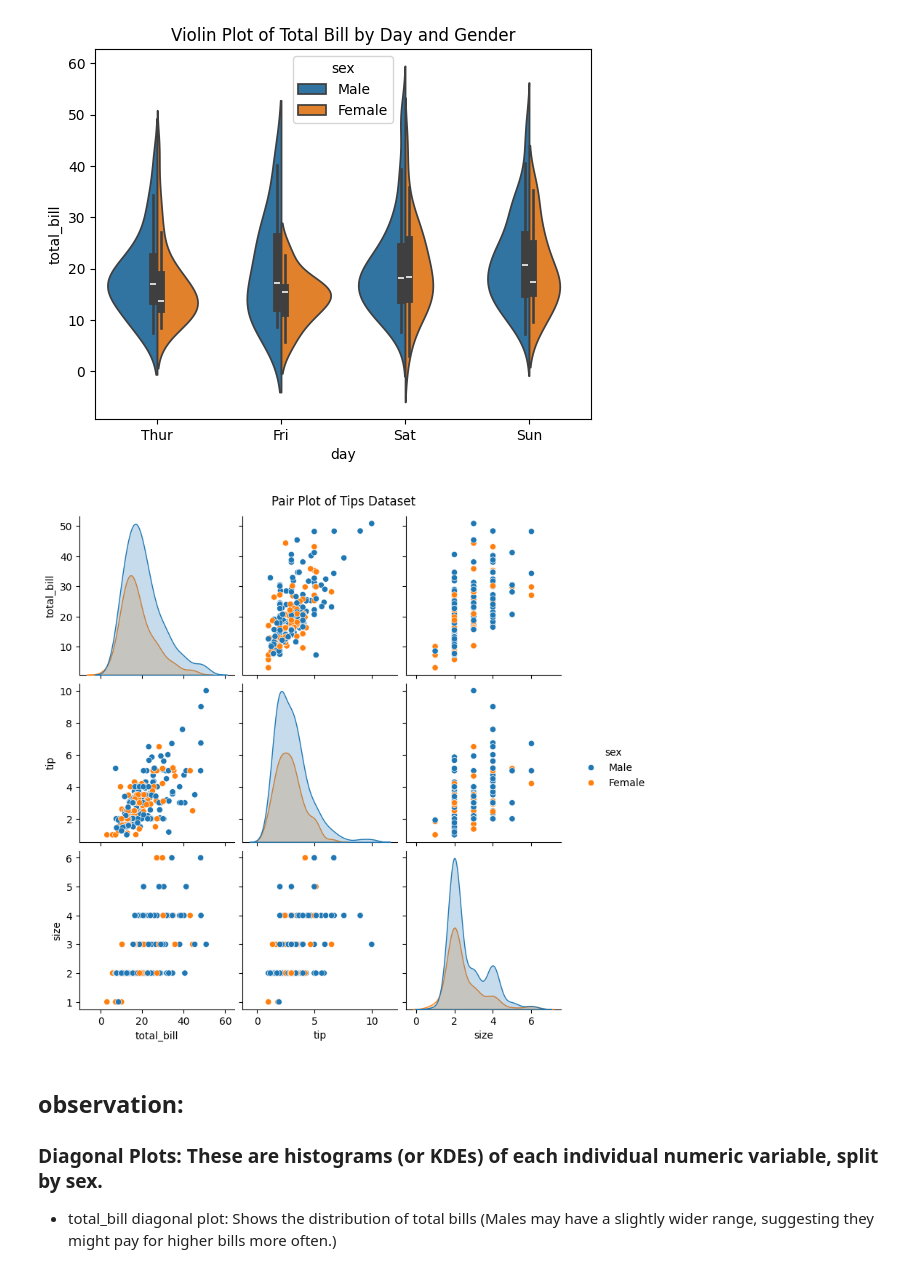
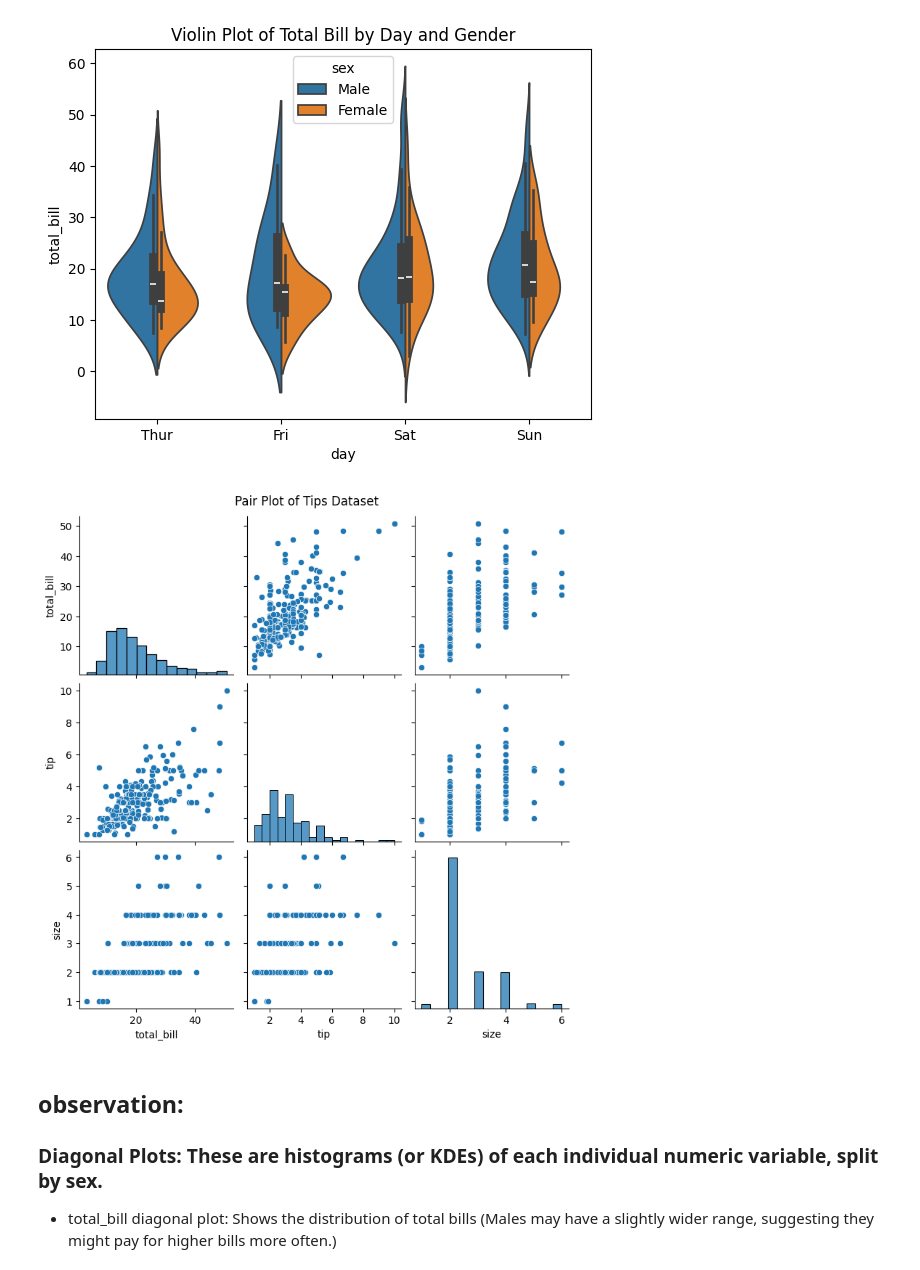
Before and after one commit to ash322ash422/tut_matplotlib, a Jupyter notebook: tut_seaborn_1_tips_v1_simple.ipynb, the cells around one changed output. Cells and saved outputs as stored; diff of their text form; code cells hidden in the pictures.

```diff
--- a/tut_seaborn_1_tips_v1_simple.ipynb
+++ b/tut_seaborn_1_tips_v1_simple.ipynb
@@ -189,11 +174,13 @@ plt.show()
 [figure]
 # %%
 # Pairwise relationships in dataset: Allows to see if there is any relation between data
-sns.pairplot(df, hue="sex")
+sns.pairplot(df,
+             # hue="sex" # add color to male/female
+)
 plt.suptitle("Pair Plot of Tips Dataset", y=1.02)
 plt.show()
 # %% [output]
-[figure, old version]
+[figure, new version]
 # %% [markdown]
 ## observation:
 ### Diagonal Plots: These are histograms (or KDEs) of each individual numeric variable, split by sex.
```
Also changed, not shown: parts of 4 cells of this notebook, 1 other file.
